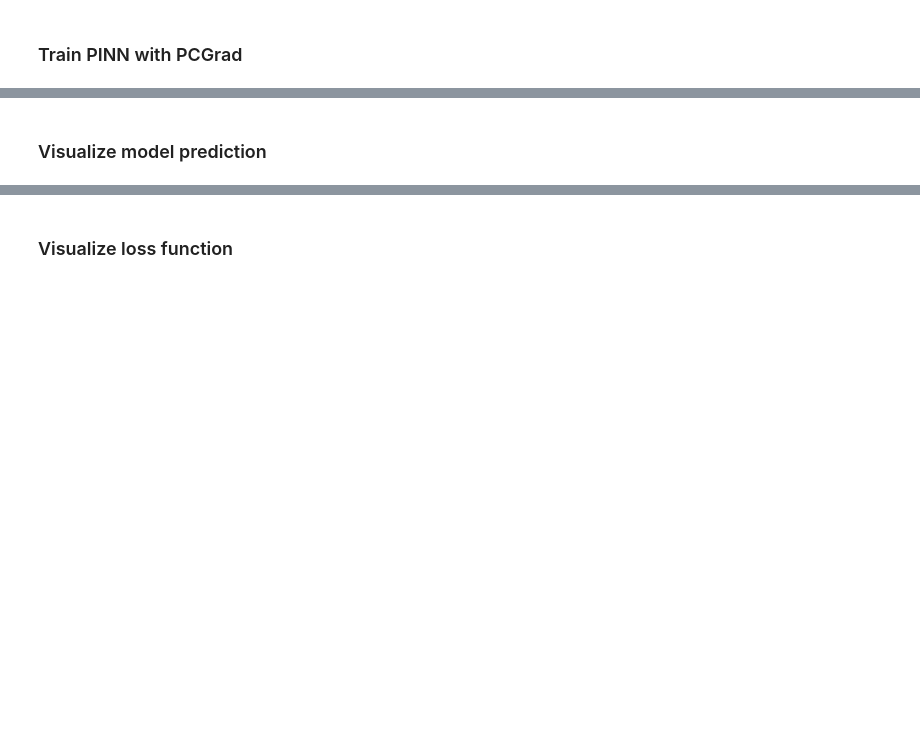
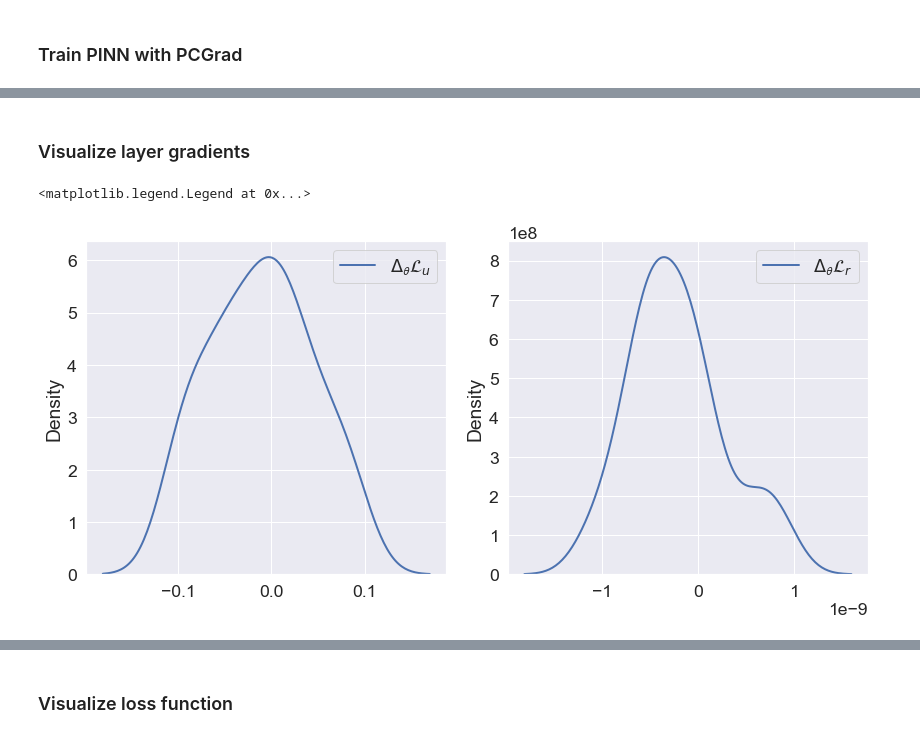
Before and after one commit to zxgcqupt/PINNs4SRA, a Jupyter notebook: physics_informed_neural_network_for_system_reliability_analysis.ipynb, the cells around one changed output, grey strips where cells are left out. Cells and saved outputs as stored; diff of their text form; code cells hidden in the pictures; blank space fills up the shorter version.

```diff
--- a/physics_informed_neural_network_for_system_reliability_analysis.ipynb
+++ b/physics_informed_neural_network_for_system_reliability_analysis.ipynb
@@ -260,2 +272,18 @@ Iteration 25445: loss = 1.3047259e-10,2.378286e-09,3.6391265e-10,1.29979
 # %% [markdown]
-### Visualize model prediction
+### Visualize layer gradients
+# %%
+fig, axs = plt.subplots(1, 2, figsize=(12, 6))
+
+sns.kdeplot(PINN_solver.gradients_log[0][1][0].numpy().flatten(), linewidth =2, ax = axs[0],
+            label = r'$\Delta_\mathcal{\theta}\mathcal{L}_u$')
+axs[0].legend()
+
+
+sns.kdeplot(PINN_solver.gradients_log[0][2][0].numpy().flatten(), linewidth =2, ax = axs[1],
+            label = r'$\Delta_\mathcal{\theta}\mathcal{L}_r$')
+
+plt.tight_layout()
+plt.legend()
+# %% [output]
+<matplotlib.legend.Legend at 0x...>
+[figure, added]
```
Also changed, not shown: parts of 15 cells of this notebook.
